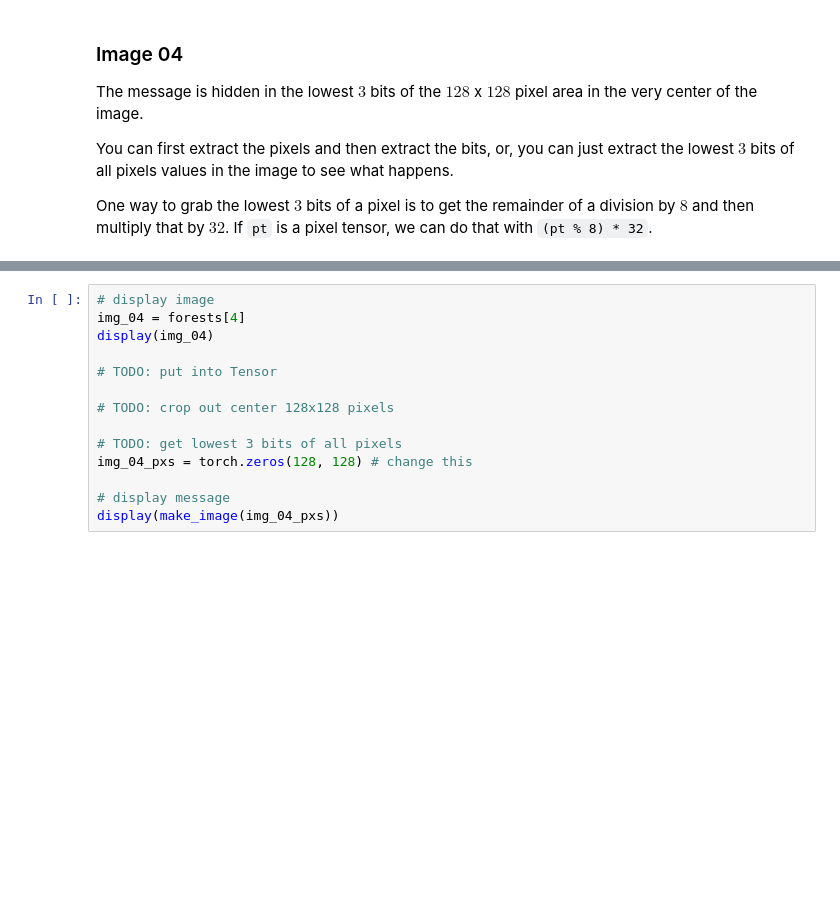
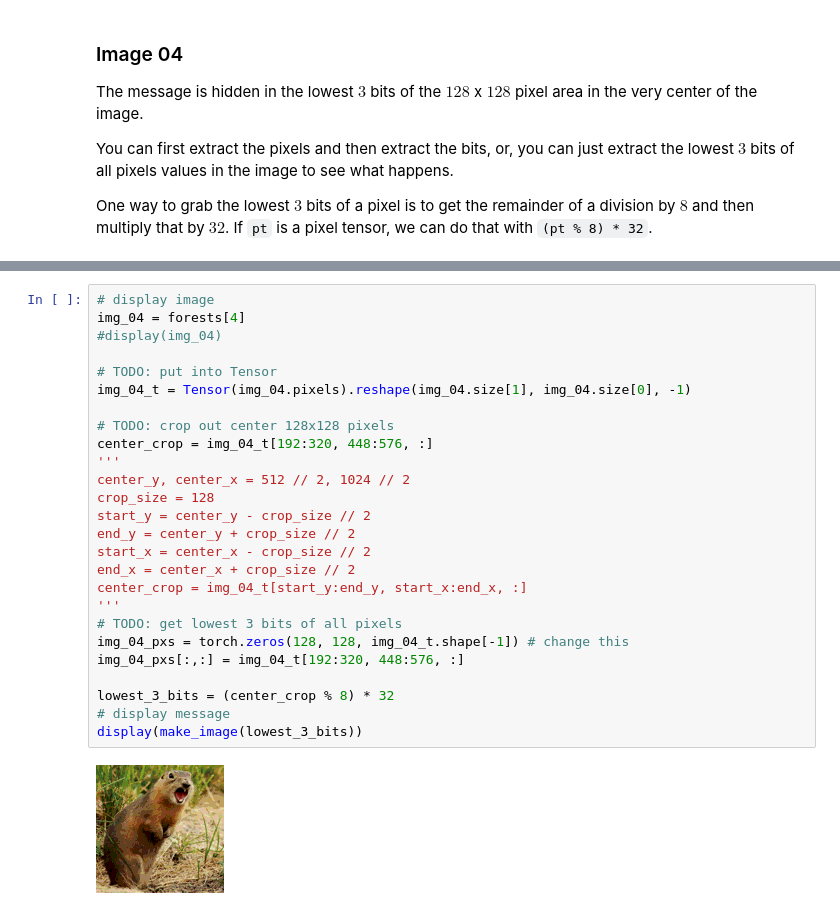
Before and after one commit to DM-GY-9103-intro-to-ML-nyu/HW11, a Jupyter notebook: HW11.ipynb, the cells around one changed output, grey strips where cells are left out. Cells and saved outputs as stored; diff of their text form; blank space fills up the shorter version.

```diff
--- a/HW11.ipynb
+++ b/HW11.ipynb
@@ -286,14 +301,28 @@ One way to grab the lowest $3$ bits of a pixel is to get the remainder of a divi
 # %%
 # display image
 img_04 = forests[4]
-display(img_04)
+#display(img_04)
 
 # TODO: put into Tensor
+img_04_t = Tensor(img_04.pixels).reshape(img_04.size[1], img_04.size[0], -1)
 
 # TODO: crop out center 128x128 pixels
+center_crop = img_04_t[192:320, 448:576, :]
+'''
+center_y, center_x = 512 // 2, 1024 // 2
+crop_size = 128
+start_y = center_y - crop_size // 2
+end_y = center_y + crop_size // 2
+start_x = center_x - crop_size // 2
+end_x = center_x + crop_size // 2
+center_crop = img_04_t[start_y:end_y, start_x:end_x, :]
+'''
+# TODO: get lowest 3 bits of all pixels
+img_04_pxs = torch.zeros(128, 128, img_04_t.shape[-1]) # change this
+img_04_pxs[:,:] = img_04_t[192:320, 448:576, :]
 
-# TODO: get lowest 3 bits of all pixels
-img_04_pxs = torch.zeros(128, 128) # change this
-
+lowest_3_bits = (center_crop % 8) * 32
 # display message
-display(make_image(img_04_pxs))
+display(make_image(lowest_3_bits))
+# %% [output]
+[figure, added]
```
Also changed, not shown: parts of 4 cells of this notebook.
